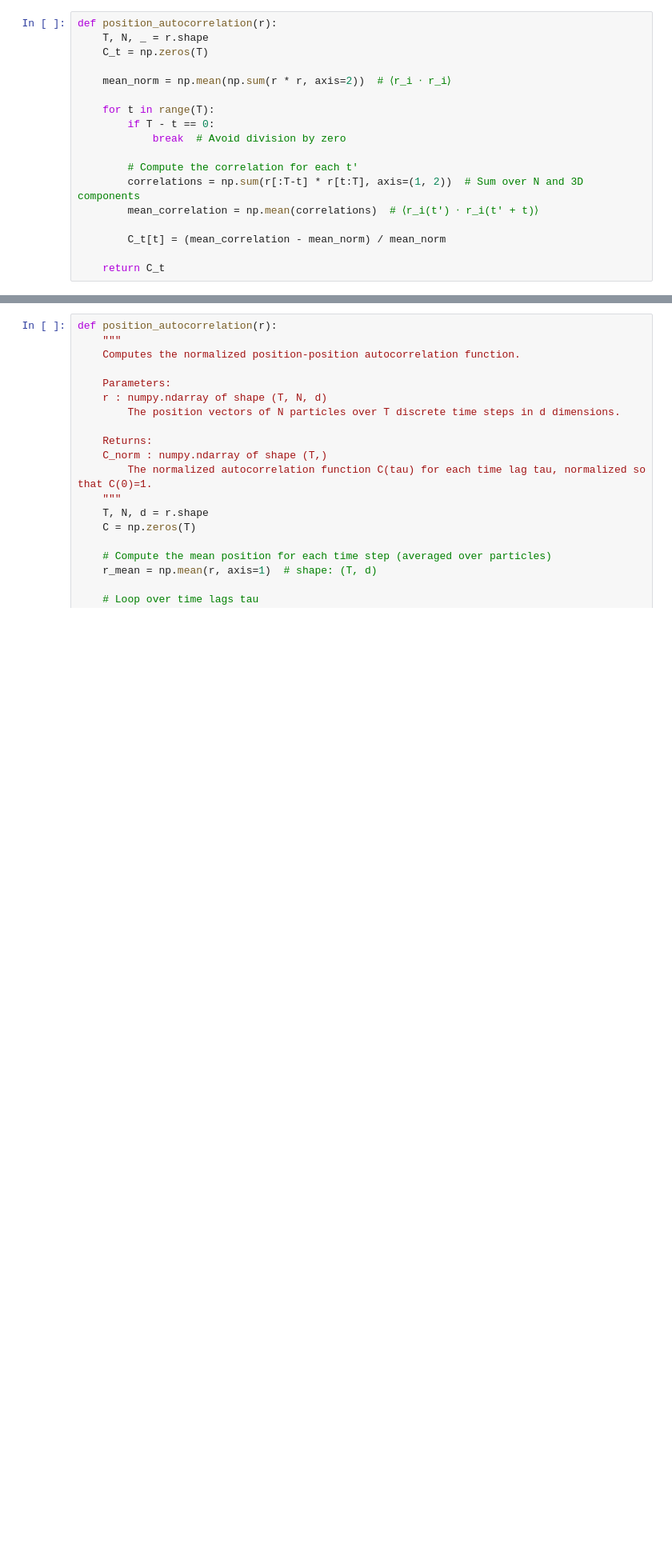
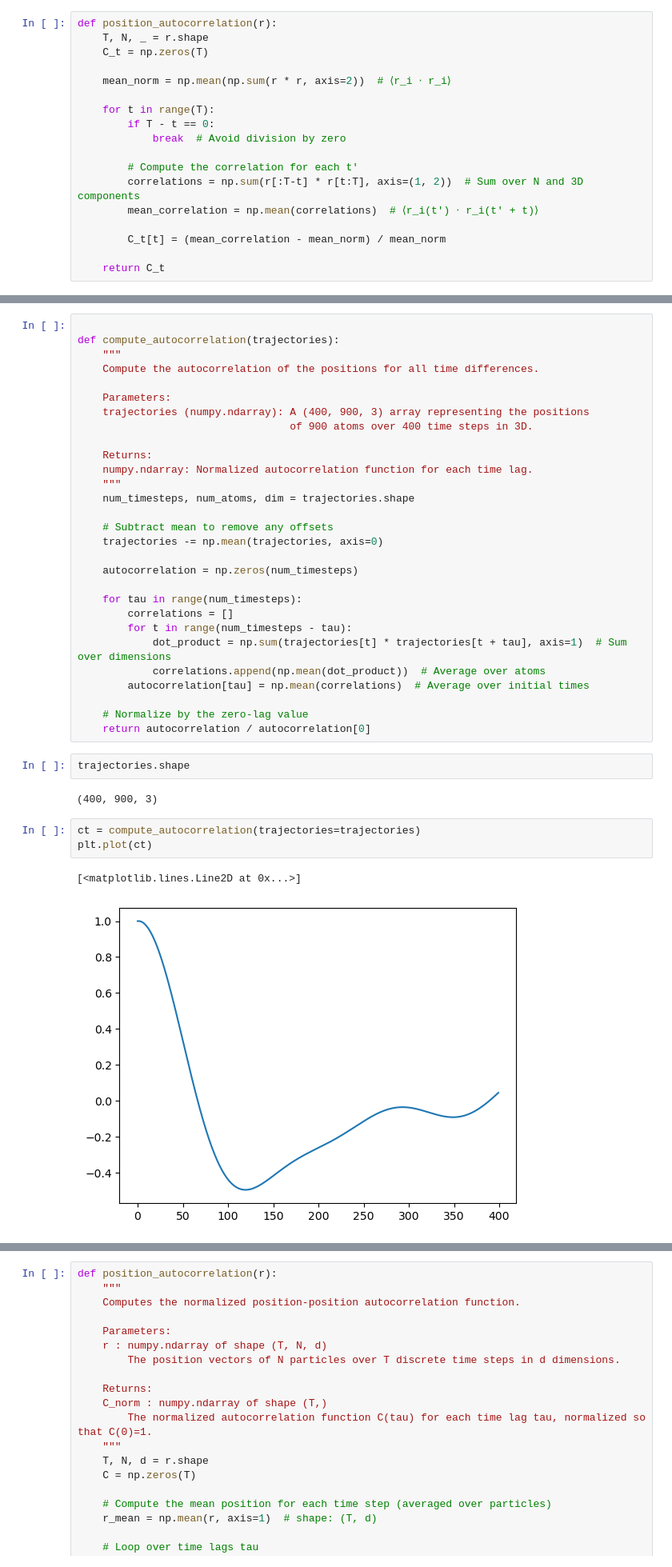
Before and after one commit to JanBulling/CompPhys-Final-Project, a Jupyter notebook: Molecular Dynamics/molecular_dynamics.ipynb, the cells around one changed output, grey strips where cells are left out. Shown at 80% size. Drawn from its saved outputs; the diff is of its cells as text; blank space fills up the shorter version.

```diff
--- a/Molecular Dynamics/molecular_dynamics.ipynb
+++ b/Molecular Dynamics/molecular_dynamics.ipynb
@@ -538,0 +543,39 @@ def position_autocorrelation(r):
+# %%
+
+def compute_autocorrelation(trajectories):
+    """
+    Compute the autocorrelation of the positions for all time differences.
+
+    Parameters:
+    trajectories (numpy.ndarray): A (400, 900, 3) array representing the positions
+                                  of 900 atoms over 400 time steps in 3D.
+
+    Returns:
+    numpy.ndarray: Normalized autocorrelation function for each time lag.
+    """
+    num_timesteps, num_atoms, dim = trajectories.shape
+
+    # Subtract mean to remove any offsets
+    trajectories -= np.mean(trajectories, axis=0)
+
+    autocorrelation = np.zeros(num_timesteps)
+
+    for tau in range(num_timesteps):
+        correlations = []
+        for t in range(num_timesteps - tau):
+            dot_product = np.sum(trajectories[t] * trajectories[t + tau], axis=1)  # Sum over dimensions
+            correlations.append(np.mean(dot_product))  # Average over atoms
+        autocorrelation[tau] = np.mean(correlations)  # Average over initial times
+
+    # Normalize by the zero-lag value
+    return autocorrelation / autocorrelation[0]
+# %%
+trajectories.shape
+# %% [output]
+(400, 900, 3)
+# %%
+ct = compute_autocorrelation(trajectories=trajectories)
+plt.plot(ct)
+# %% [output]
+[<matplotlib.lines.Line2D at 0x...>]
+[figure, added]
```
Also changed, not shown: parts of 7 cells of this notebook.
